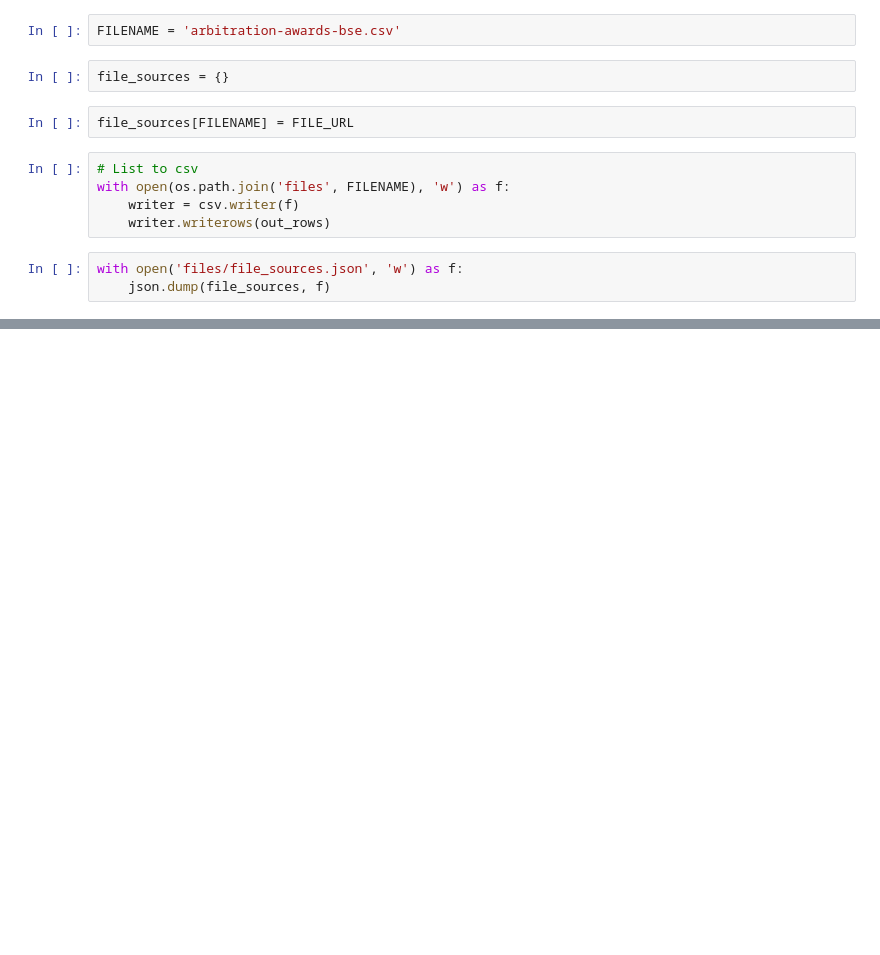
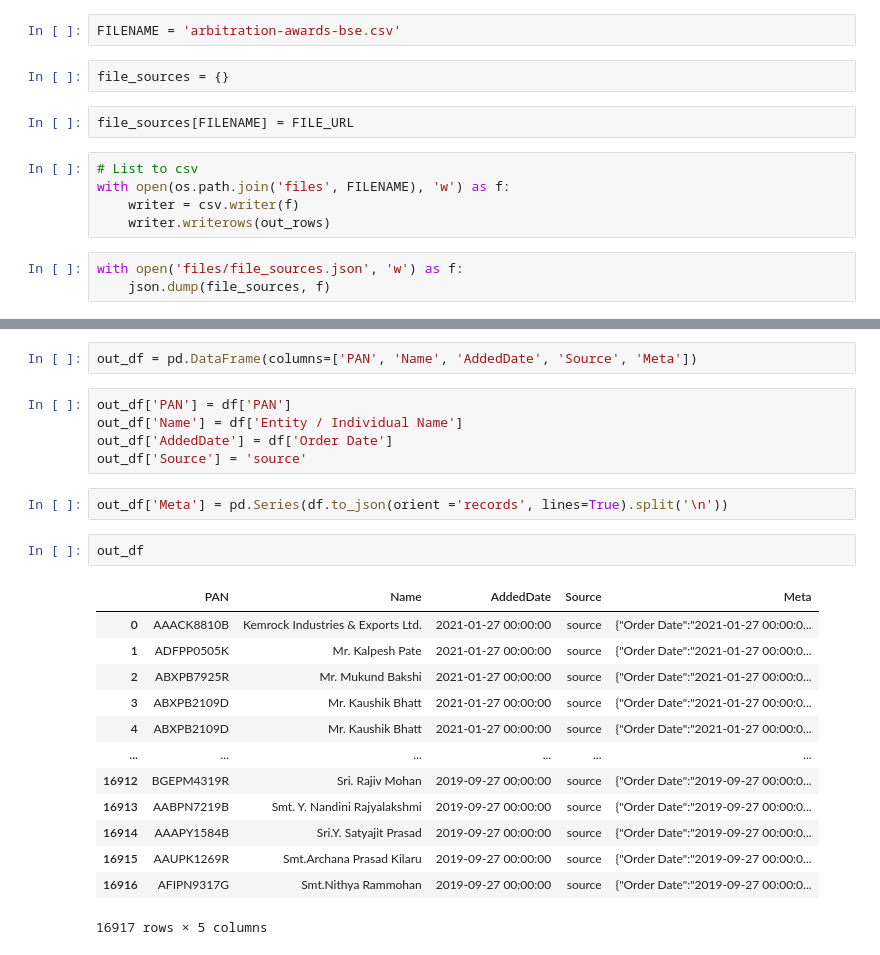
Before and after one commit to themousepotato/unscrapulous, a Jupyter notebook: notebooks/experiments.ipynb, the cells around one changed output, grey strips where cells are left out. Drawn from its saved outputs; the diff is of its cells as text; blank space fills up the shorter version.

```diff
--- a/notebooks/experiments.ipynb
+++ b/notebooks/experiments.ipynb
@@ -1493,0 +1533,25 @@ with open('files/file_sources.json', 'w') as f:
+# %%
+out_df = pd.DataFrame(columns=['PAN', 'Name', 'AddedDate', 'Source', 'Meta'])
+# %%
+out_df['PAN'] = df['PAN']
+out_df['Name'] = df['Entity / Individual Name']
+out_df['AddedDate'] = df['Order Date']
+out_df['Source'] = 'source'
+# %%
+out_df['Meta'] = pd.Series(df.to_json(orient ='records', lines=True).split('\n'))
+# %%
+out_df
+# %% [output]
+|  | PAN | Name | AddedDate | Source | Meta |
+| 0 | AAACK8810B | Kemrock Industries & Exports Ltd. | 2021-01-27 00:00:00 | source | {"Order Date":"2021-01-27 00:00:0... |
+| 1 | ADFPP0505K | Mr. Kalpesh Pate | 2021-01-27 00:00:00 | source | {"Order Date":"2021-01-27 00:00:0... |
+| 2 | ABXPB7925R | Mr. Mukund Bakshi | 2021-01-27 00:00:00 | source | {"Order Date":"2021-01-27 00:00:0... |
+| 3 | ABXPB2109D | Mr. Kaushik Bhatt | 2021-01-27 00:00:00 | source | {"Order Date":"2021-01-27 00:00:0... |
+| 4 | ABXPB2109D | Mr. Kaushik Bhatt | 2021-01-27 00:00:00 | source | {"Order Date":"2021-01-27 00:00:0... |
+| ... | ... | ... | ... | ... | ... |
+| 16912 | BGEPM4319R | Sri. Rajiv Mohan | 2019-09-27 00:00:00 | source | {"Order Date":"2019-09-27 00:00:0... |
+| 16913 | AABPN7219B | Smt. Y. Nandini Rajyalakshmi | 2019-09-27 00:00:00 | source | {"Order Date":"2019-09-27 00:00:0... |
+| 16914 | AAAPY1584B | Sri.Y. Satyajit Prasad | 2019-09-27 00:00:00 | source | {"Order Date":"2019-09-27 00:00:0... |
+| 16915 | AAUPK1269R | Smt.Archana Prasad Kilaru | 2019-09-27 00:00:00 | source | {"Order Date":"2019-09-27 00:00:0... |
+| 16916 | AFIPN9317G | Smt.Nithya Rammohan | 2019-09-27 00:00:00 | source | {"Order Date":"2019-09-27 00:00:0... |
+16917 rows × 5 columns
```
Also changed, not shown: parts of 8 cells of this notebook, 2 other files.
